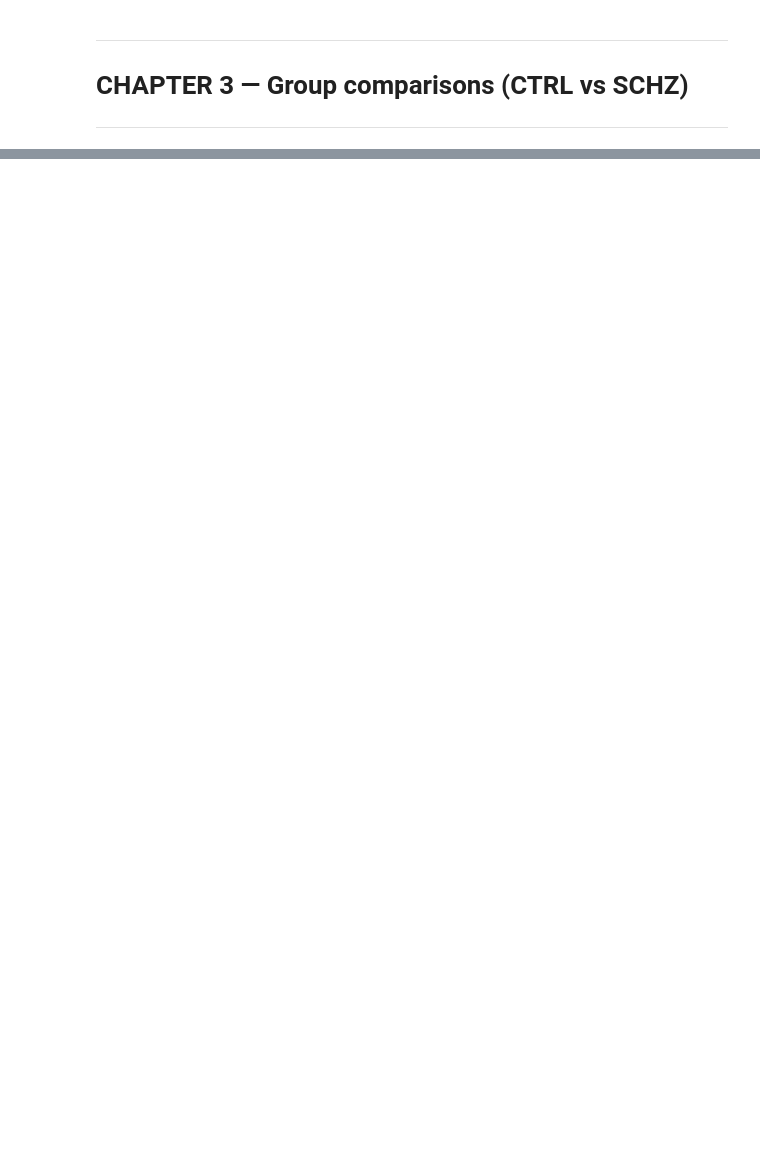
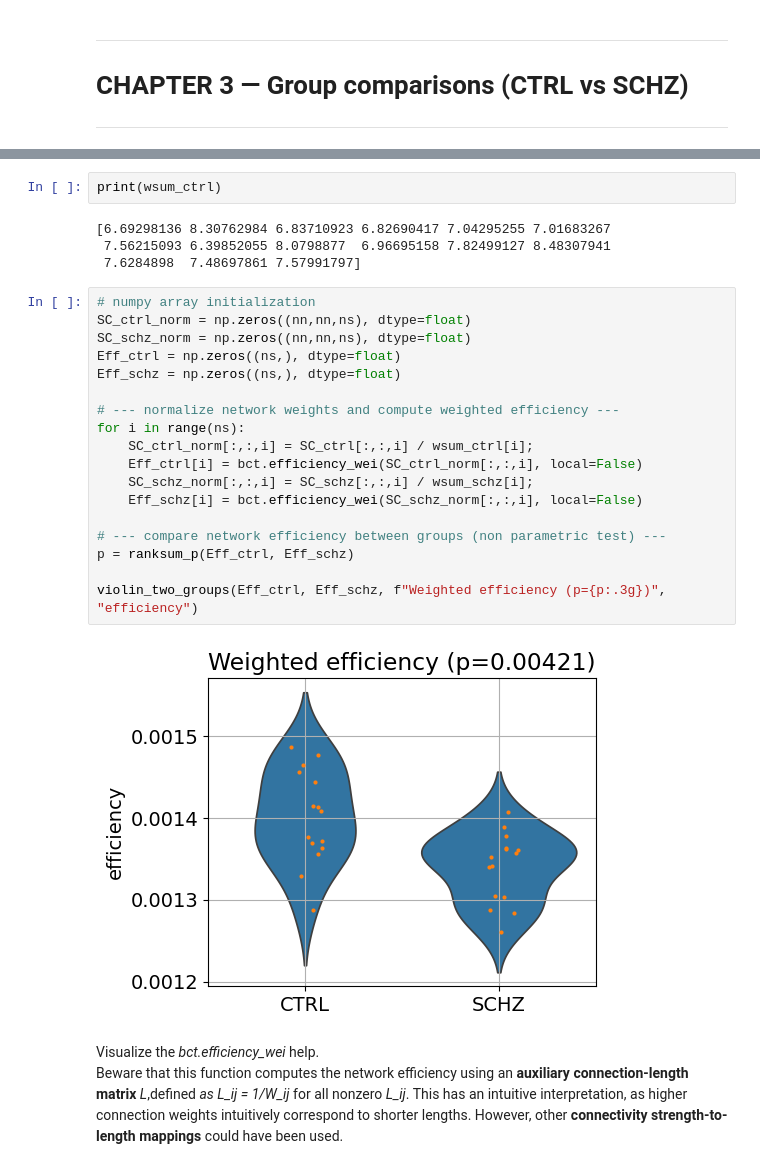
Before and after one commit to agriffa/IST_Connectomics_Lab, a Jupyter notebook: IST_Connectomics_Lab_colab.ipynb, the cells around one changed output, grey strips where cells are left out. Saved outputs shown, nothing was run; the diff lists cells and outputs as text; blank space fills up the shorter version.

```diff
--- a/IST_Connectomics_Lab_colab.ipynb
+++ b/IST_Connectomics_Lab_colab.ipynb
@@ -583,0 +645,30 @@ violin_two_groups(wavg_ctrl, wavg_schz, f"Average of connectivity weights (p={p:
+# %%
+print(wsum_ctrl)
+# %% [output]
+[6.69298136 8.30762984 6.83710923 6.82690417 7.04295255 7.01683267
+ 7.56215093 6.39852055 8.0798877  6.96695158 7.82499127 8.48307941
+ 7.6284898  7.48697861 7.57991797]
+# %%
+# numpy array initialization
+SC_ctrl_norm = np.zeros((nn,nn,ns), dtype=float)
+SC_schz_norm = np.zeros((nn,nn,ns), dtype=float)
+Eff_ctrl = np.zeros((ns,), dtype=float)
+Eff_schz = np.zeros((ns,), dtype=float)
+
+# --- normalize network weights and compute weighted efficiency ---
+for i in range(ns):
+    SC_ctrl_norm[:,:,i] = SC_ctrl[:,:,i] / wsum_ctrl[i];
+    Eff_ctrl[i] = bct.efficiency_wei(SC_ctrl_norm[:,:,i], local=False)
+    SC_schz_norm[:,:,i] = SC_schz[:,:,i] / wsum_schz[i];
+    Eff_schz[i] = bct.efficiency_wei(SC_schz_norm[:,:,i], local=False)
+
+# --- compare network efficiency between groups (non parametric test) ---
+p = ranksum_p(Eff_ctrl, Eff_schz)
+
+violin_two_groups(Eff_ctrl, Eff_schz, f"Weighted efficiency (p={p:.3g})", "efficiency")
+# %% [output]
+[figure, added]
+# %% [markdown]
+Visualize the *bct.efficiency_wei* help.<br>
+Beware that this function computes the network efficiency using an **auxiliary connection-length matrix** *L*,defined *as L_ij = 1/W_ij* for all nonzero *L_ij*. This has an intuitive interpretation, as higher connection weights intuitively
+correspond to shorter lengths. However, other **connectivity strength-to-length mappings** could have been used.
```
Also changed, not shown: parts of 44 cells of this notebook.
